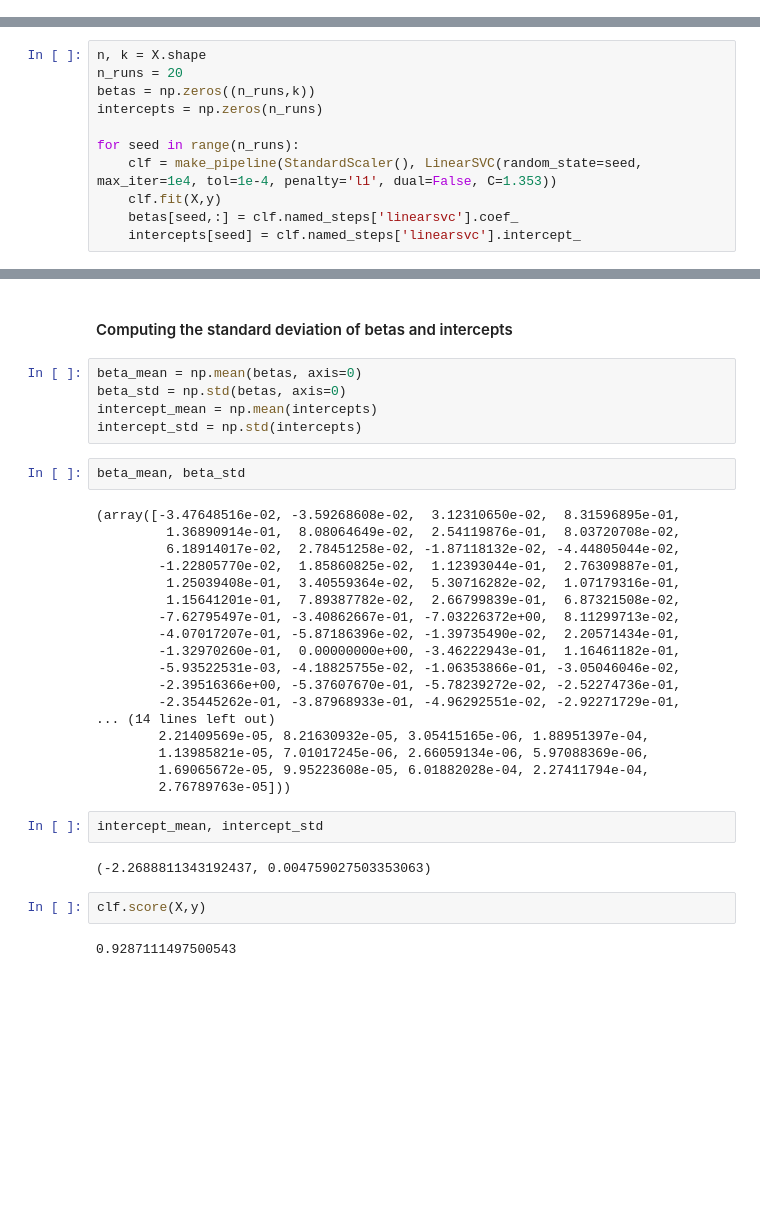
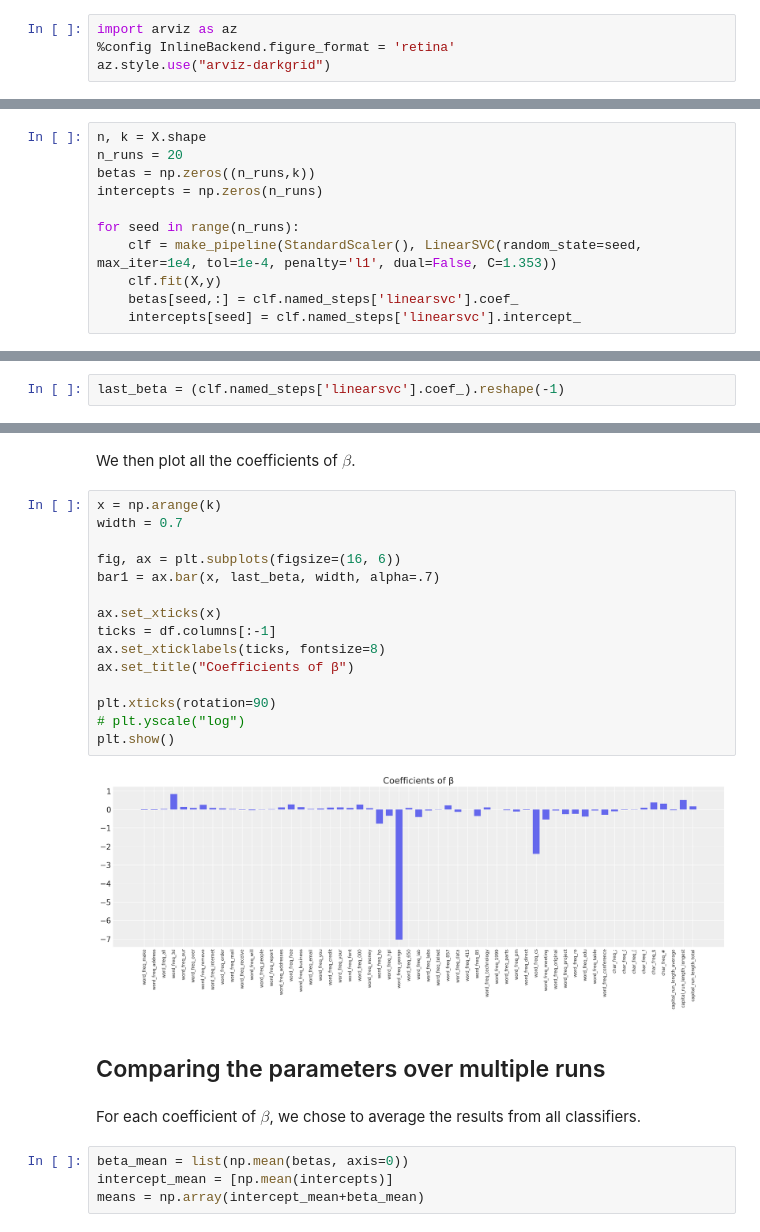
Before and after one commit to mark-srg/bml-project, a Jupyter notebook: sklearn_svm.ipynb, the cells around one changed output, grey strips where cells are left out. Saved outputs shown, nothing was run; the diff lists cells and outputs as text; blank space fills up the shorter version.

Commit message:
Added plots and fixed typos

```diff
--- a/sklearn_svm.ipynb
+++ b/sklearn_svm.ipynb
@@ -4,3 +8,7 @@ import pandas as pd
 from sklearn.svm import LinearSVC
 from sklearn.pipeline import make_pipeline
 from sklearn.preprocessing import StandardScaler
+# %%
+import arviz as az
+%config InlineBackend.figure_format = 'retina'
+az.style.use("arviz-darkgrid")
@@ -51,0 +59,2 @@ non_zero_neg_coef = (clf.named_steps['linearsvc'].coef_ < -2e-1).reshape(-1)
+# %%
+last_beta = (clf.named_steps['linearsvc'].coef_).reshape(-1)
@@ -65,35 +75,27 @@ array(['word_freq_hp', 'word_freq_hpl', 'word_freq_george',
+# %% [markdown]
+We then plot all the coefficients of $\beta$.
+# %%
+x = np.arange(k)
+width = 0.7
+
+fig, ax = plt.subplots(figsize=(16, 6))
+bar1 = ax.bar(x, last_beta, width, alpha=.7)
+
+ax.set_xticks(x)
+ticks = df.columns[:-1]
+ax.set_xticklabels(ticks, fontsize=8)
+ax.set_title("Coefficients of β")
+
+plt.xticks(rotation=90)
+# plt.yscale("log")
+plt.show()
+# %% [output]
+[figure, added]
 # %% [markdown]
-#### Computing the standard deviation of betas and intercepts
+## Comparing the parameters over multiple runs
+# %% [markdown]
+For each coefficient of $\beta$, we chose to average the results from all classifiers.
 # %%
-beta_mean = np.mean(betas, axis=0)
-beta_std = np.std(betas, axis=0)
-intercept_mean = np.mean(intercepts)
-intercept_std = np.std(intercepts)
+beta_mean = list(np.mean(betas, axis=0))
+intercept_mean = [np.mean(intercepts)]
+means = np.array(intercept_mean+beta_mean)
-# %%
-beta_mean, beta_std
-# %% [output]
-(array([-3.47648516e-02, -3.59268608e-02,  3.12310650e-02,  8.31596895e-01,
-         1.36890914e-01,  8.08064649e-02,  2.54119876e-01,  8.03720708e-02,
-         6.18914017e-02,  2.78451258e-02, -1.87118132e-02, -4.44805044e-02,
-        -1.22805770e-02,  1.85860825e-02,  1.12393044e-01,  2.76309887e-01,
-         1.25039408e-01,  3.40559364e-02,  5.30716282e-02,  1.07179316e-01,
-         1.15641201e-01,  7.89387782e-02,  2.66799839e-01,  6.87321508e-02,
-        -7.62795497e-01, -3.40862667e-01, -7.03226372e+00,  8.11299713e-02,
-        -4.07017207e-01, -5.87186396e-02, -1.39735490e-02,  2.20571434e-01,
-        -1.32970260e-01,  0.00000000e+00, -3.46222943e-01,  1.16461182e-01,
-        -5.93522531e-03, -4.18825755e-02, -1.06353866e-01, -3.05046046e-02,
-        -2.39516366e+00, -5.37607670e-01, -5.78239272e-02, -2.52274736e-01,
-        -2.35445262e-01, -3.87968933e-01, -4.96292551e-02, -2.92271729e-01,
-... (14 lines left out)
-        2.21409569e-05, 8.21630932e-05, 3.05415165e-06, 1.88951397e-04,
-        1.13985821e-05, 7.01017245e-06, 2.66059134e-06, 5.97088369e-06,
-        1.69065672e-05, 9.95223608e-05, 6.01882028e-04, 2.27411794e-04,
-        2.76789763e-05]))
-# %%
-intercept_mean, intercept_std
-# %% [output]
-(-2.2688811343192437, 0.004759027503353063)
-# %%
-clf.score(X,y)
-# %% [output]
-0.9287111497500543
```
Also changed, not shown: parts of 14 cells of this notebook, 1 other file.
